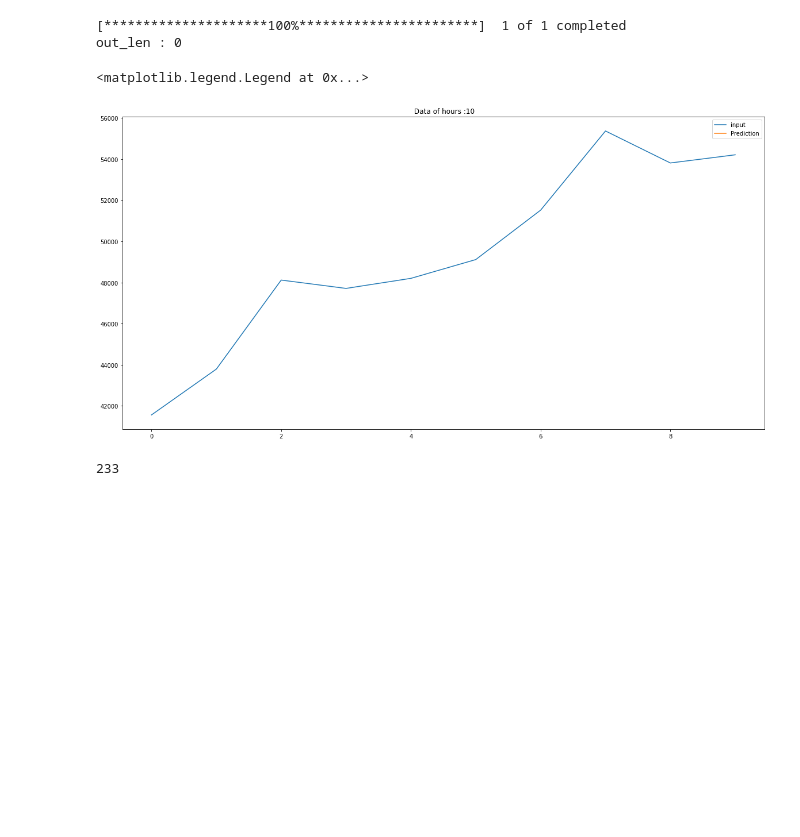
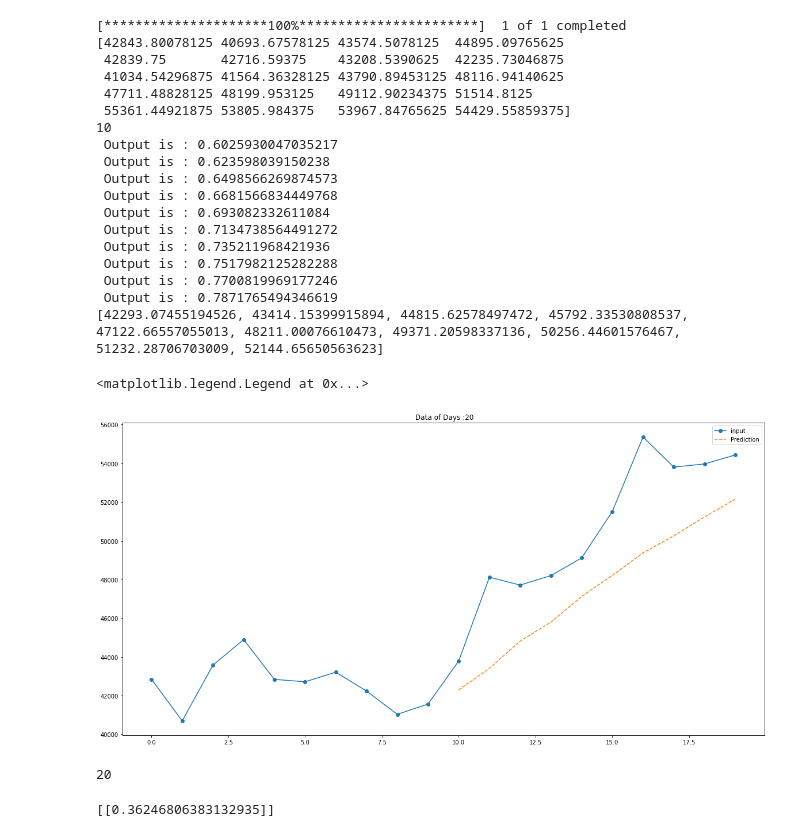
Before and after one commit to Yash-Sapre/CryptoTrendPredict, a Jupyter notebook: LSTM_v2.ipynb, the cells around one changed output. Saved outputs shown, nothing was run; the diff lists cells and outputs as text; code cells hidden in the pictures; blank space fills up the shorter version.

Commit message:
major changes in model and building interface betn model and flask

```diff
--- a/LSTM_v2.ipynb
+++ b/LSTM_v2.ipynb
@@ -43,5 +43,5 @@ Requirement already satisfied: chardet<4,>=3.0.2 in /usr/local/lib/python3.7/dis
 # %%
-df=fetch_data(200)
+df=fetch_data(400)
 df
 # %% [output]
 [*********************100%***********************]  1 of 1 completed
@@ -165,5 +130,5 @@ Trainable params: 545,857
 Non-trainable params: 0
 _________________________________________________________________
 # %%
-history = model.fit(trainX, trainY, epochs=100,  validation_split=0.1, verbose=1)
+history = model.fit(trainX, trainY, epochs=500,  validation_split=0.1, verbose=1)
 # %% [output]
@@ -187,37 +152,57 @@ Epoch 100/100
 # %%
-df=fetch_data(10)
+df=fetch_data(20)
 data =df['Close']
 data = np.array(data)
+print(data)
+
 data1= data[:10]
 
 input_data =data1
 data_scaled = data1.reshape((n_past,1))
+print(len(data_scaled))
 data_scaled = scaler.transform(data_scaled).tolist()
 out_data = []
 i=0
 ran = len(data)-10
 
+
 while(i<ran):
   x_input=data_scaled[len(data_scaled)-n_past:]
-  # print(f" for input : {x_input}")
+#   print(f" for input : {x_input}")
   x_input=np.array(x_input).reshape((1,n_past,1))
   y_pred = model.predict(x_input)[0][0]
-  # print(f" Output is : {y_pred}")
-
-  out_data.append(scaler.inverse_transform([y_pred])[0])
+  print(f" Output is : {y_pred}")
+  actual_p =scaler.inverse_transform([[y_pred]]).tolist()
+  out_data.append(actual_p[0][0])
   data_scaled.append([y_pred])
   i=i+1
-print("out_len :",len(out_data))
+print(out_data)
 plt.figure(figsize=(20,10))
-plt.plot(np.arange(0,len(data)),data, label='input')
-plt.plot(np.arange(10,len(data)),out_data ,label='Prediction')
-plt.title(f" Data of hours :{len(data)}")
+plt.plot(np.arange(0,len(data)),data, label='input', marker='o')
+plt.plot(np.arange(10,len(data)),out_data ,label='Prediction', linestyle='dashed')
+plt.title(f" Data of Days :{len(data)}")
 plt.legend()
 # %% [output]
 [*********************100%***********************]  1 of 1 completed
-out_len : 0
+[42843.80078125 40693.67578125 43574.5078125  44895.09765625
+ 42839.75       42716.59375    43208.5390625  42235.73046875
+ 41034.54296875 41564.36328125 43790.89453125 48116.94140625
+ 47711.48828125 48199.953125   49112.90234375 51514.8125
+ 55361.44921875 53805.984375   53967.84765625 54429.55859375]
+10
+ Output is : 0.6025930047035217
+ Output is : 0.623598039150238
+ Output is : 0.6498566269874573
+ Output is : 0.6681566834449768
+ Output is : 0.693082332611084
+ Output is : 0.7134738564491272
+ Output is : 0.735211968421936
+ Output is : 0.7517982125282288
+ Output is : 0.7700819969177246
+ Output is : 0.7871765494346619
+[42293.07455194526, 43414.15399915894, 44815.62578497472, 45792.33530808537, 47122.66557055013, 48211.00076610473, 49371.20598337136, 50256.44601576467, 51232.28706703009, 52144.65650563623]
 <matplotlib.legend.Legend at 0x...>
-[figure, old version]
+[figure, new version]
 # %%
 # df=fetch_data(10)
 # data =df['Open']
@@ -248,4 +233,8 @@ out_len : 0
 # %%
 len(data)
 # %% [output]
-233
+20
+# %%
+[[0.36246806383132935]]
+# %% [output]
+[[0.36246806383132935]]
```
Also changed, not shown: parts of 7 cells of this notebook, 6 other files.
